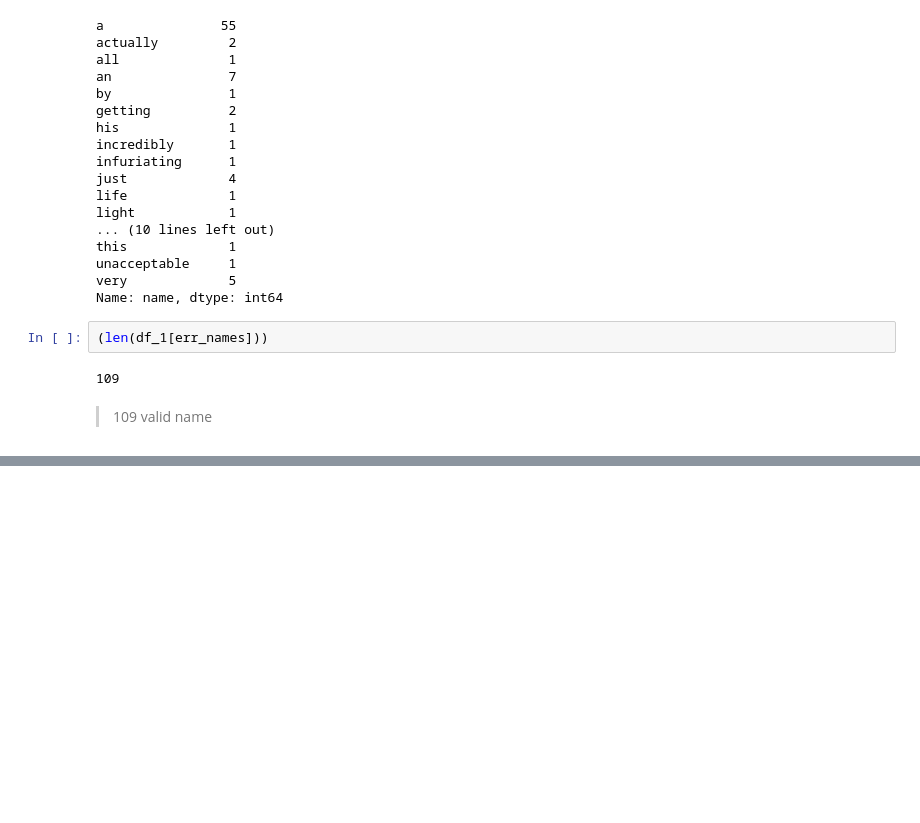
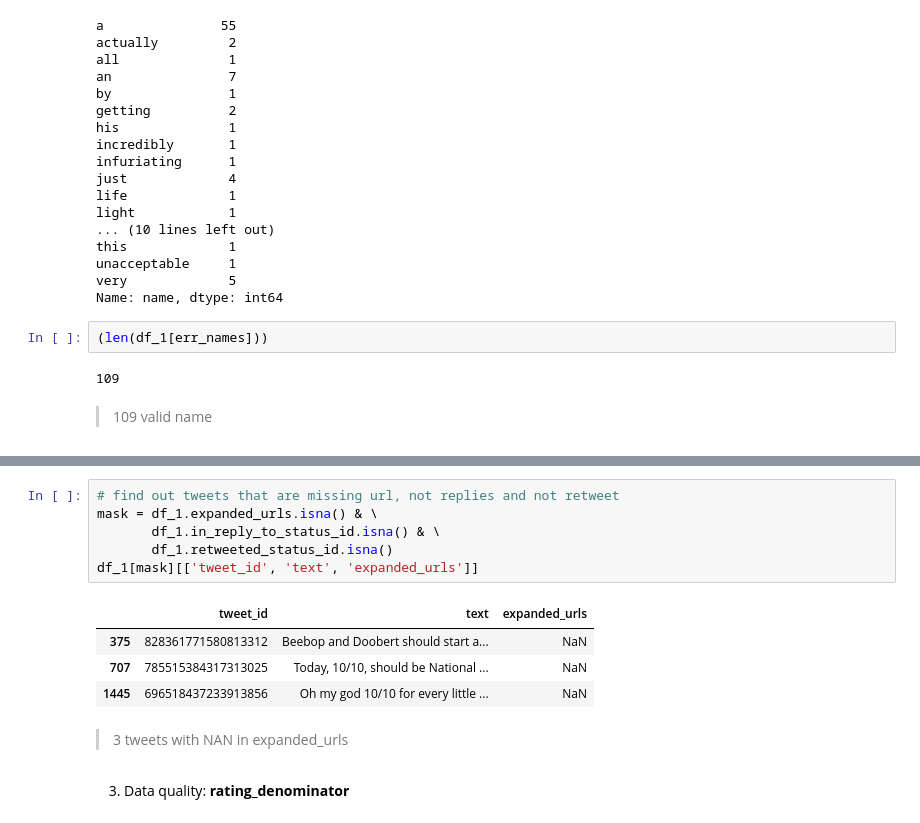
Before and after one commit to isaphu/Data-Wrangling-WeRateDog, a Jupyter notebook: wrangle_act.ipynb, the cells around one changed output, grey strips where cells are left out. Saved outputs shown, nothing was run; the diff lists cells and outputs as text; blank space fills up the shorter version.

```diff
--- a/wrangle_act.ipynb
+++ b/wrangle_act.ipynb
@@ -217,0 +234,15 @@ Name: name, dtype: int64
+# %%
+# find out tweets that are missing url, not replies and not retweet
+mask = df_1.expanded_urls.isna() & \
+       df_1.in_reply_to_status_id.isna() & \
+       df_1.retweeted_status_id.isna()
+df_1[mask][['tweet_id', 'text', 'expanded_urls']]
+# %% [output]
+|  | tweet_id | text | expanded_urls |
+| 375 | 828361771580813312 | Beebop and Doobert should start a... | NaN |
+| 707 | 785515384317313025 | Today, 10/10, should be National ... | NaN |
+| 1445 | 696518437233913856 | Oh my god 10/10 for every little ... | NaN |
+# %% [markdown]
+> 3 tweets with NAN in expanded_urls
+# %% [markdown]
+3. Data quality: <strong>rating_denominator</strong>
```
Also changed, not shown: parts of 32 cells of this notebook.
